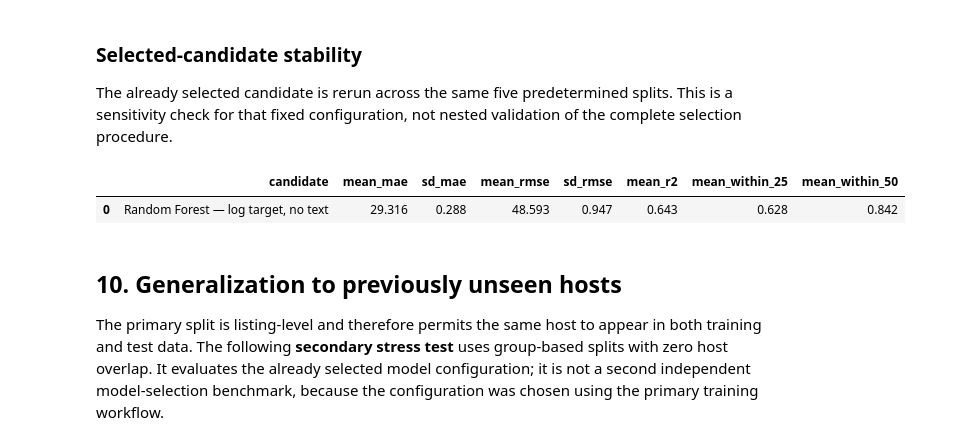
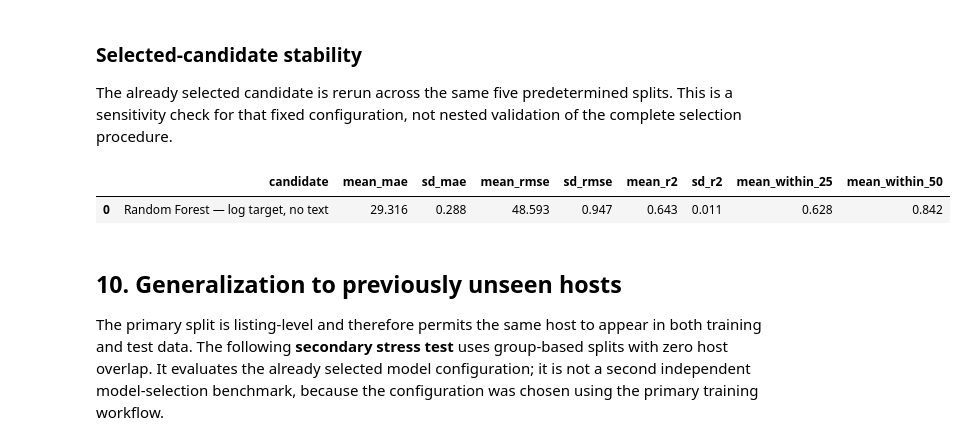
Before and after one commit to yazalj/airbnb-price-prediction-berlin, a Jupyter notebook: notebooks/03_modeling.ipynb, the cells around one changed output. Cells and saved outputs as stored; diff of their text form; code cells hidden in the pictures.

```diff
--- a/notebooks/03_modeling.ipynb
+++ b/notebooks/03_modeling.ipynb
@@ -1393,31 +1397,32 @@ The already selected candidate is rerun across the same five predetermined split
 # %%
 if selected_candidate_name == MLP_CANDIDATE_NAME:
     selected_candidate_stability_runs = mlp_stability_runs.rename(
         columns={"model": "candidate"}
     )
 else:
     selected_candidate_stability_runs = repeated_holdout_results(
         {selected_candidate_name: selected_candidate["estimator"]},
         selected_candidate["features"],
     ).rename(columns={"model": "candidate"})
 
 selected_candidate_stability = (
     selected_candidate_stability_runs.groupby("candidate")
     .agg(
         mean_mae=("mae", "mean"),
         sd_mae=("mae", "std"),
         mean_rmse=("rmse", "mean"),
         sd_rmse=("rmse", "std"),
         mean_r2=("r2", "mean"),
+        sd_r2=("r2", "std"),
         mean_within_25=("within_25_eur", "mean"),
         mean_within_50=("within_50_eur", "mean"),
     )
     .reset_index()
 )
 display(selected_candidate_stability)
 # %% [output]
-|  | candidate | mean_mae | sd_mae | mean_rmse | sd_rmse | mean_r2 | mean_within_25 | mean_within_50 |
-| 0 | Random Forest — log target, no text | 29.316 | 0.288 | 48.593 | 0.947 | 0.643 | 0.628 | 0.842 |
+|  | candidate | mean_mae | sd_mae | mean_rmse | sd_rmse | mean_r2 | sd_r2 | mean_within_25 | mean_within_50 |
+| 0 | Random Forest — log target, no text | 29.316 | 0.288 | 48.593 | 0.947 | 0.643 | 0.011 | 0.628 | 0.842 |
 # %% [markdown]
 ## 10. Generalization to previously unseen hosts
 
```
Also changed, not shown: parts of 4 cells of this notebook, 5 other files.
